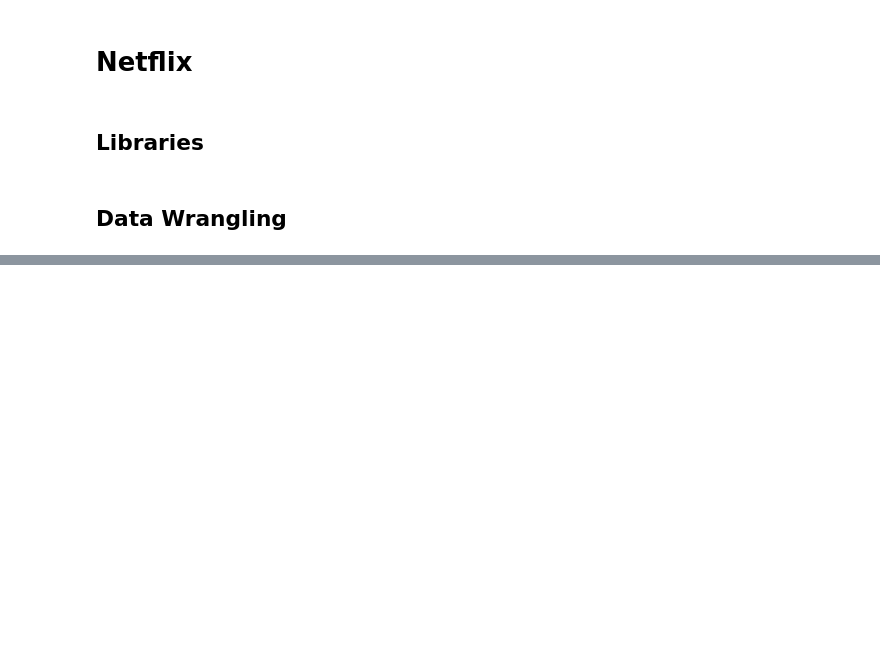
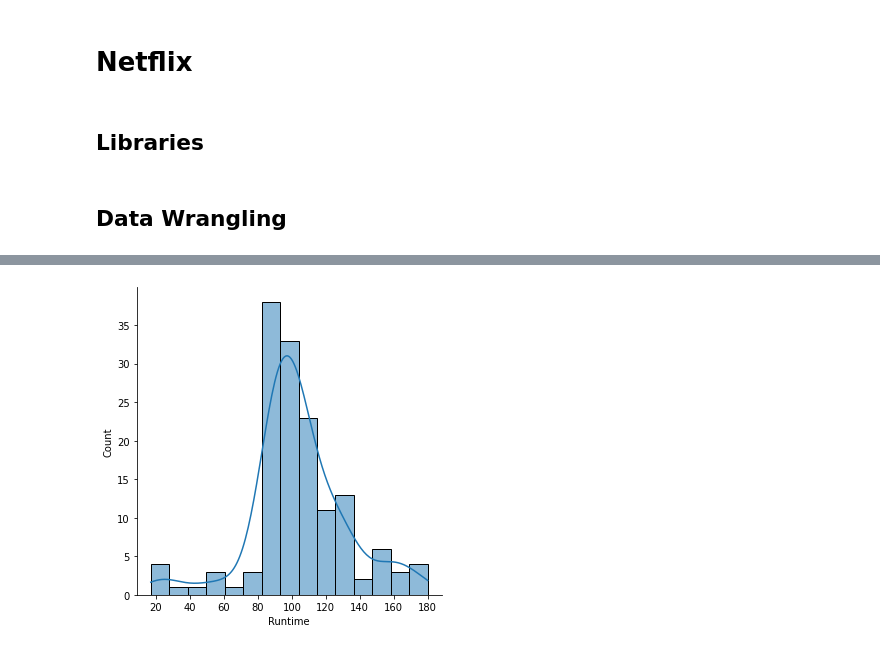
Before and after one commit to boemer00/Netflix, a Jupyter notebook: notebooks/renato_call_data.ipynb, the cells around one changed output, grey strips where cells are left out. Saved outputs shown, nothing was run; the diff lists cells and outputs as text; code cells hidden in the pictures; blank space fills up the shorter version.

```diff
--- a/notebooks/renato_call_data.ipynb
+++ b/notebooks/renato_call_data.ipynb
@@ -99,0 +111,6 @@ Name: Runtime, dtype: float64
+# %%
+# histogram - movies up to 200 min (~3h30)
+runtime_200min = df_250[df_250['Runtime'] < 200]['Runtime'].reset_index()
+sns.displot(x="Runtime", data=runtime_200min, bins=15, kde=True);
+# %% [output]
+[figure, added]
```
Also changed, not shown: parts of 22 cells of this notebook, 1 other file.
